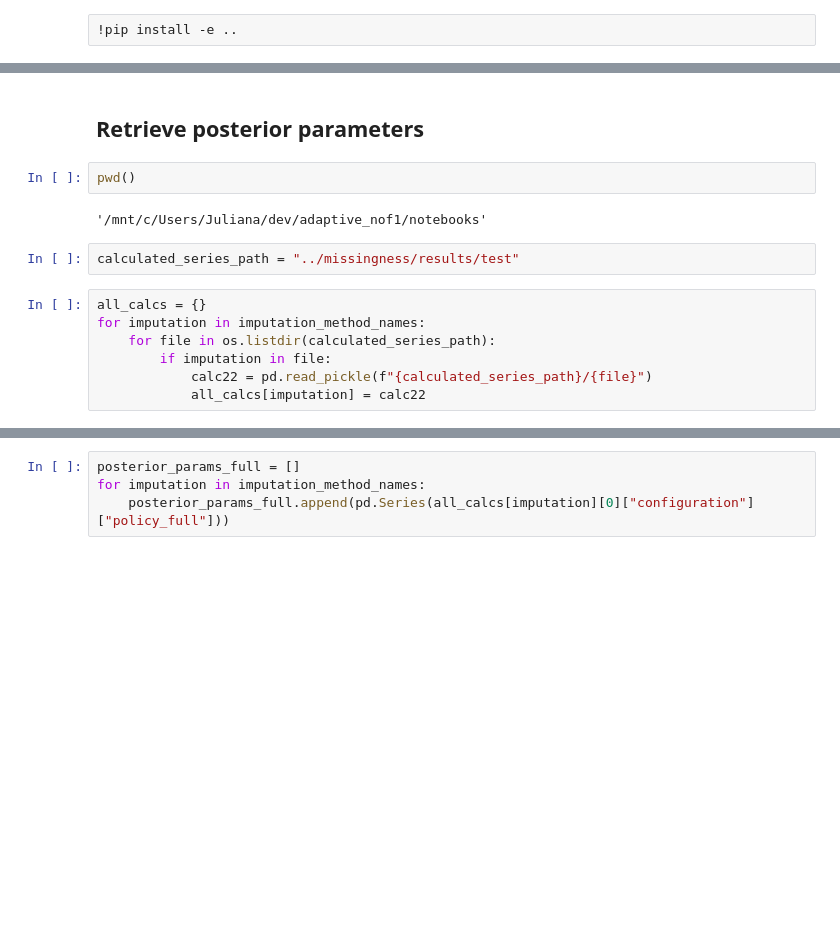
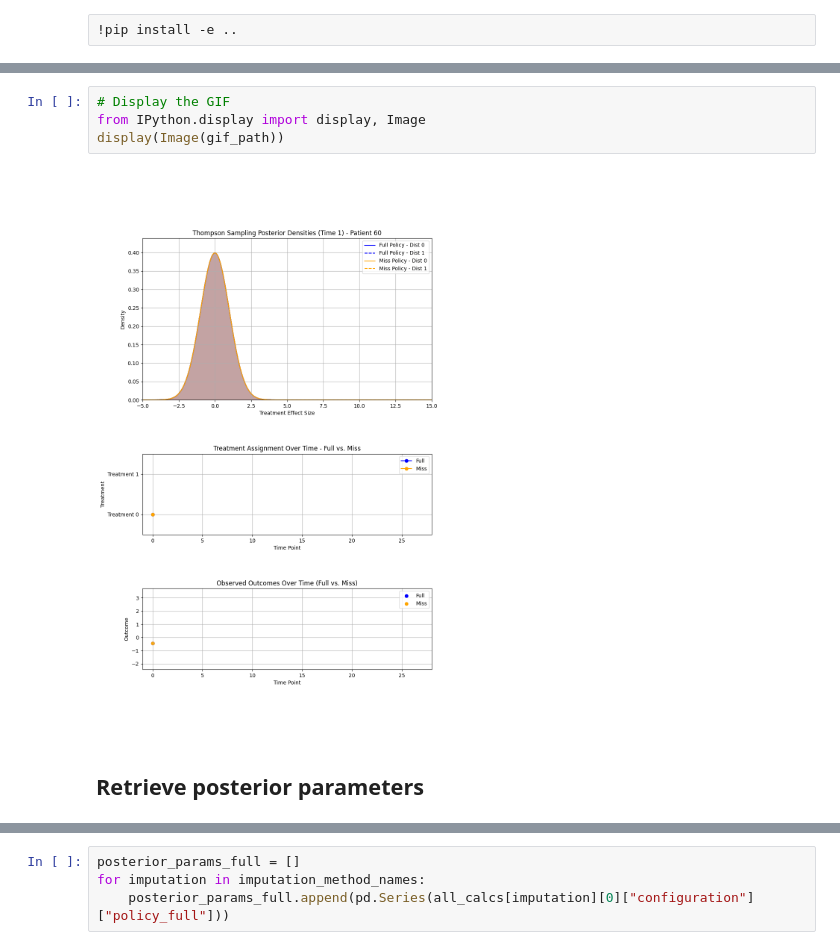
Before and after one commit to junonsch/adaptive_nof1_missingness, a Jupyter notebook: notebooks/missing_results.ipynb, the cells around one changed output, grey strips where cells are left out. Saved outputs shown, nothing was run; the diff lists cells and outputs as text; blank space fills up the shorter version.

```diff
--- a/notebooks/missing_results.ipynb
+++ b/notebooks/missing_results.ipynb
@@ -52,15 +325,8 @@ else:
+# %%
+# Display the GIF
+from IPython.display import display, Image
+display(Image(gif_path))
+# %% [output]
+[figure, added]
 # %% [markdown]
 ## Retrieve posterior parameters
-# %%
-pwd()
-# %% [output]
-'/mnt/c/Users/Juliana/dev/adaptive_nof1/notebooks'
-# %%
-calculated_series_path = "../missingness/results/test"
-# %%
-all_calcs = {}
-for imputation in imputation_method_names:
-    for file in os.listdir(calculated_series_path):
-        if imputation in file:
-            calc22 = pd.read_pickle(f"{calculated_series_path}/{file}")
-            all_calcs[imputation] = calc22
```
Also changed, not shown: parts of 171 cells of this notebook, 2 other files.
